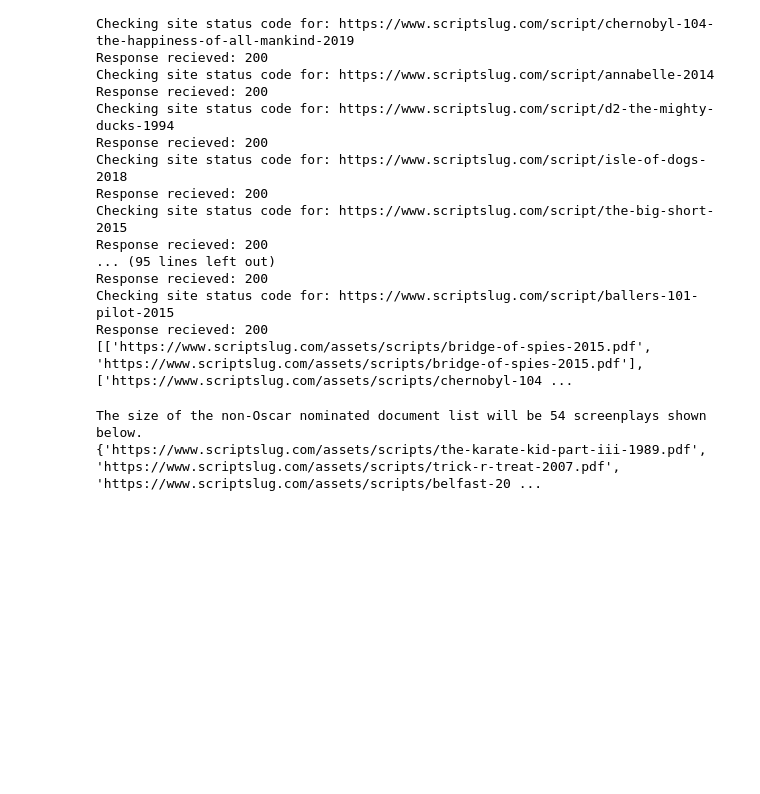
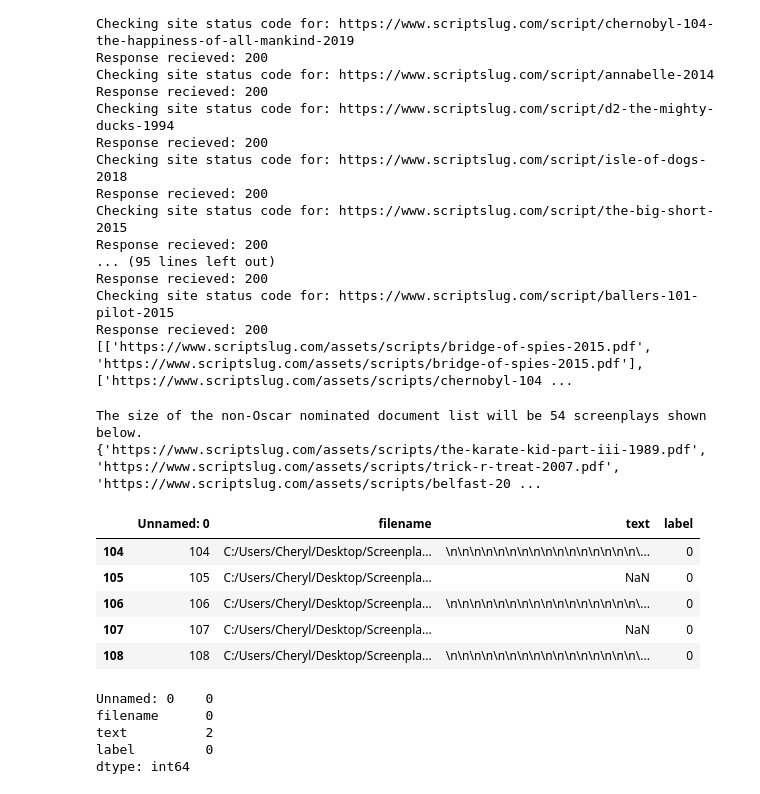
Before and after one commit to JagrajGill/ScreenplayEmotionDetection, a Jupyter notebook: A3_Jagraj_Gill.ipynb, the cells around one changed output. Saved outputs shown, nothing was run; the diff lists cells and outputs as text; code cells hidden in the pictures; blank space fills up the shorter version.

```diff
--- a/A3_Jagraj_Gill.ipynb
+++ b/A3_Jagraj_Gill.ipynb
@@ -387,3 +387,22 @@ for idx, filename in enumerate(files):
 # saving to excel file
 
 # df.to_excel('text_data.xlsx')
+# %%
+response_df_merged = pd.read_excel(r'text_data.xlsx')
+response_df_merged.tail(5)
+# %% [output]
+|  | Unnamed: 0 | filename | text | label |
+| 104 | 104 | C:/Users/Cheryl/Desktop/Screenpla... | \n\n\n\n\n\n\n\n\n\n\n\n\n\n\n\n\... | 0 |
+| 105 | 105 | C:/Users/Cheryl/Desktop/Screenpla... | NaN | 0 |
+| 106 | 106 | C:/Users/Cheryl/Desktop/Screenpla... | \n\n\n\n\n\n\n\n\n\n\n\n\n\n\n\n\... | 0 |
+| 107 | 107 | C:/Users/Cheryl/Desktop/Screenpla... | NaN | 0 |
+| 108 | 108 | C:/Users/Cheryl/Desktop/Screenpla... | \n\n\n\n\n\n\n\n\n\n\n\n\n\n\n\n\... | 0 |
+# %%
+#checking which movies returned no text
+response_df_merged.isnull().sum(axis = 0)
+# %% [output]
+Unnamed: 0    0
+filename      0
+text          2
+label         0
+dtype: int64
```
Also changed, not shown: parts of 25 cells of this notebook.
